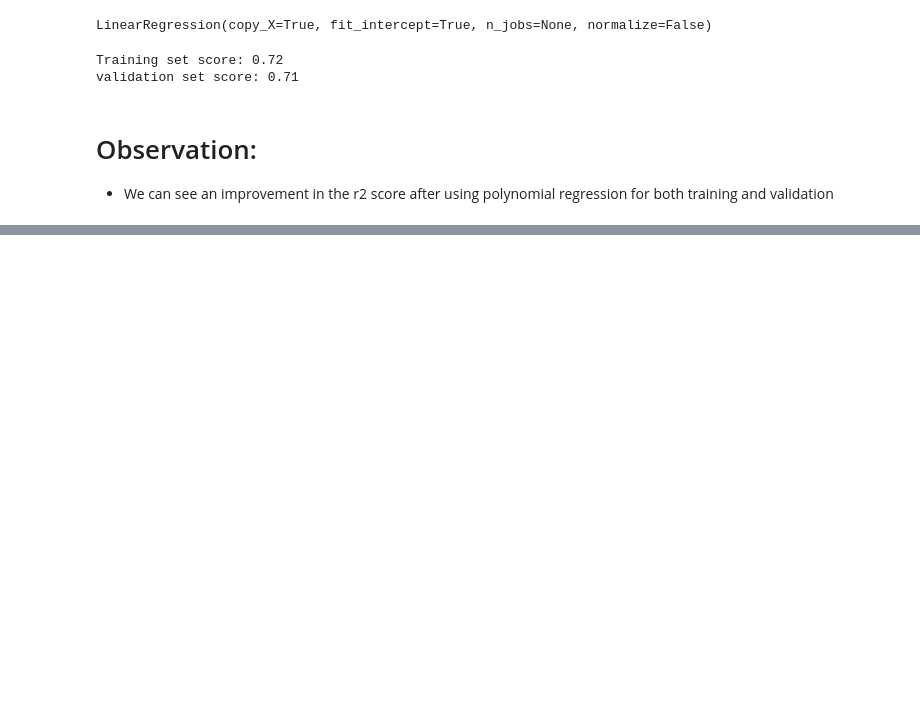
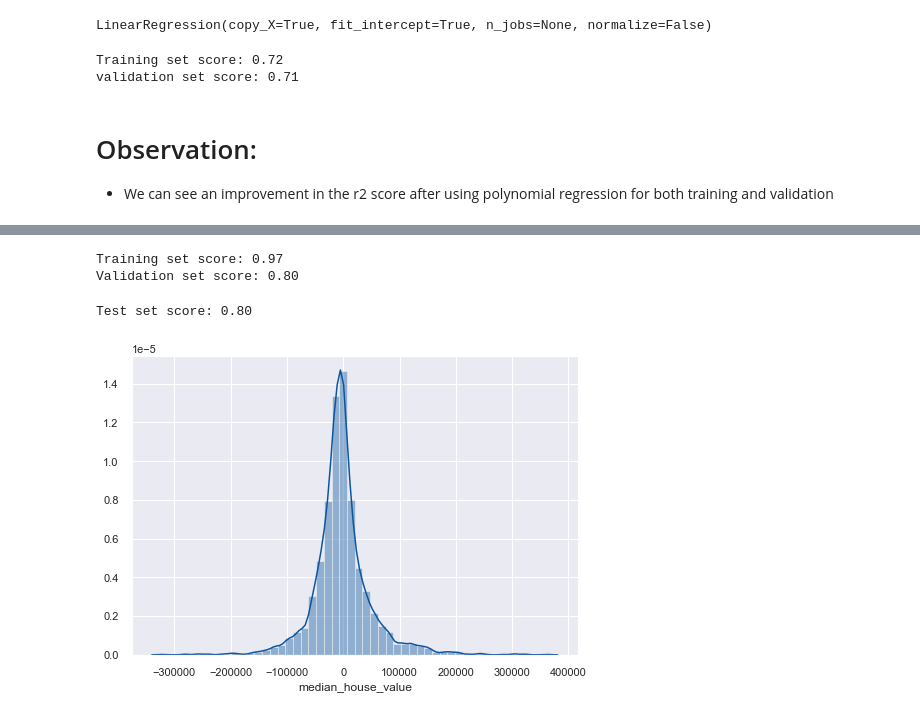
Before and after one commit to code-JOA/Housing-Project-Regression, a Jupyter notebook: notebook.ipynb, the cells around one changed output, grey strips where cells are left out. Saved outputs shown, nothing was run; the diff lists cells and outputs as text; code cells hidden in the pictures; blank space fills up the shorter version.

```diff
--- a/notebook.ipynb
+++ b/notebook.ipynb
@@ -789,0 +798,4 @@ validation set score: 0.71
+# %%
+RFR = RandomForestRegressor(n_jobs=4)
+# %%
+RFR.fit(X_train, y_train)
@@ -789,0 +818,9 @@ validation set score: 0.71
+# %%
+RFR = RandomForestRegressor(n_estimators=200, n_jobs=-1).fit(X_train, y_train)
+print("Training set score: {:.2f}".format(RFR.score(X_train, y_train)))
+print("Validation set score: {:.2f}".format(RFR.score(X_valid, y_valid)))
+# %% [output]
+Training set score: 0.97
+Validation set score: 0.80
+# %%
+y_pred = RFR.predict(X_test)
@@ -789,0 +829,4 @@ validation set score: 0.71
+# %%
+print("Test set score: {:.2f}".format(RFR.score(X_test, y_test)))
+# %% [output]
+Test set score: 0.80
@@ -789,0 +835,5 @@ validation set score: 0.71
+# %%
+sns.distplot(y_test-y_pred)
+plt.show()
+# %% [output]
+[figure, added]
```
Also changed, not shown: parts of 20 cells of this notebook.
